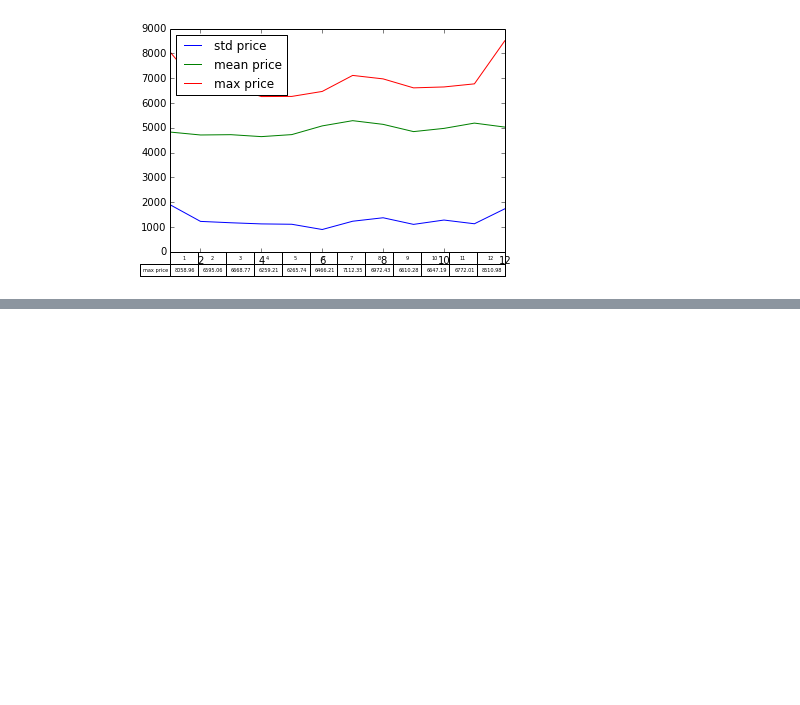
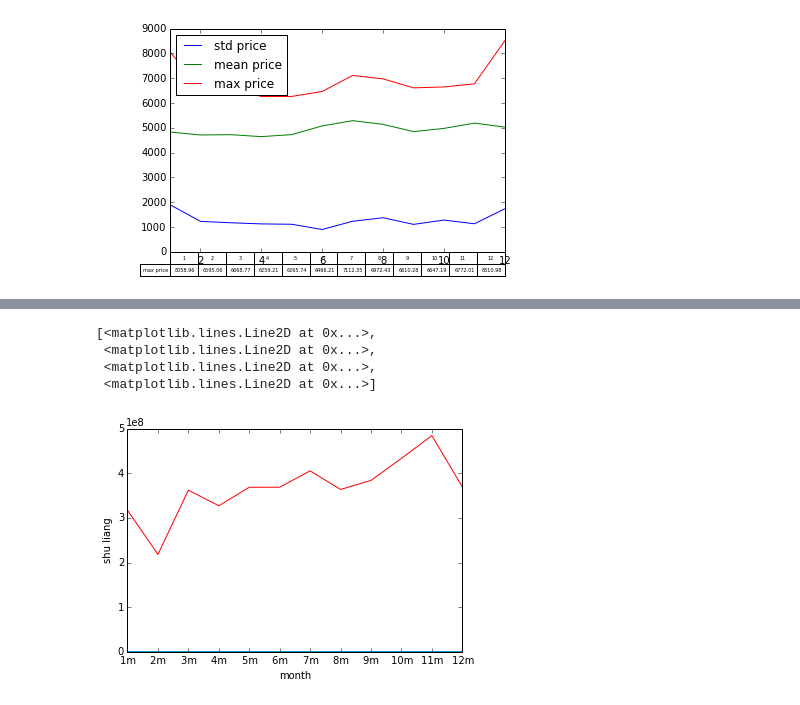
Before and after one commit to tobinchen/Lou, a Jupyter notebook: LouSpider/statistics.ipynb, the cells around one changed output, grey strips where cells are left out. Cells and saved outputs as stored; diff of their text form; code cells hidden in the pictures; blank space fills up the shorter version.

```diff
--- a/LouSpider/statistics.ipynb
+++ b/LouSpider/statistics.ipynb
@@ -135,3 +119,17 @@ dt[12:24]
+# %%
+a=[]
+for n in range(1,13):
+    a.append(str(n)+u'm ')
+plt.xticks(range(0,12),a)
+plt.xlabel("month")
+plt.ylabel("shu liang")
+plt.plot(xcm.mean())
+# %% [output]
+[<matplotlib.lines.Line2D at 0x...>,
+ <matplotlib.lines.Line2D at 0x...>,
+ <matplotlib.lines.Line2D at 0x...>,
+ <matplotlib.lines.Line2D at 0x...>]
+[figure, added]
 # %%
 plt.figure()
 for n in range(2015-2006):
```
Also changed, not shown: parts of 3 cells of this notebook, 1 other file.
